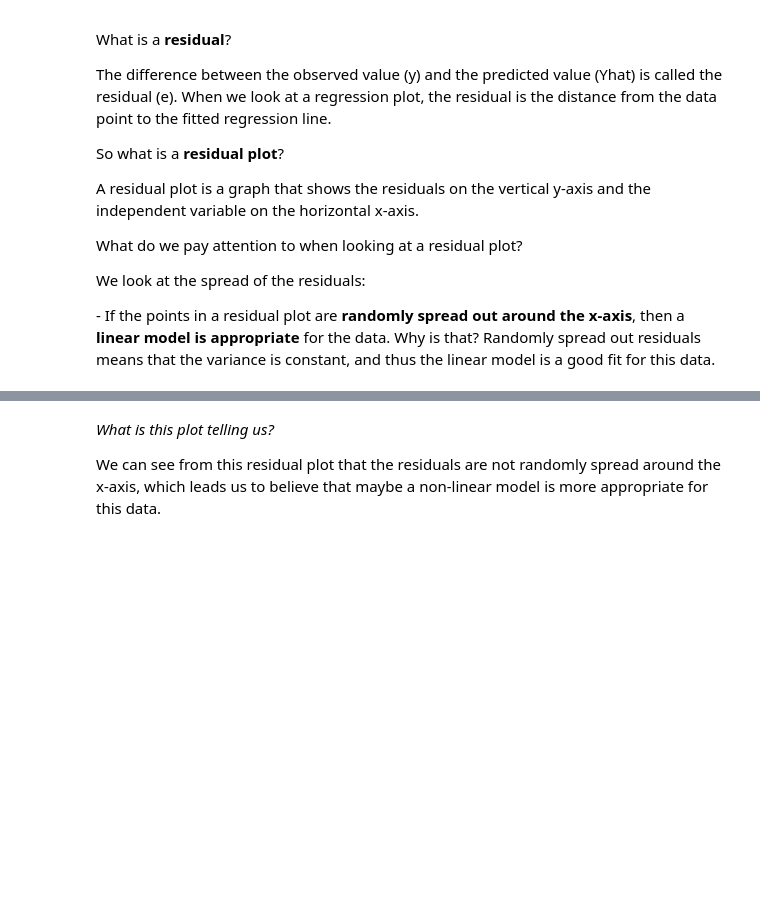
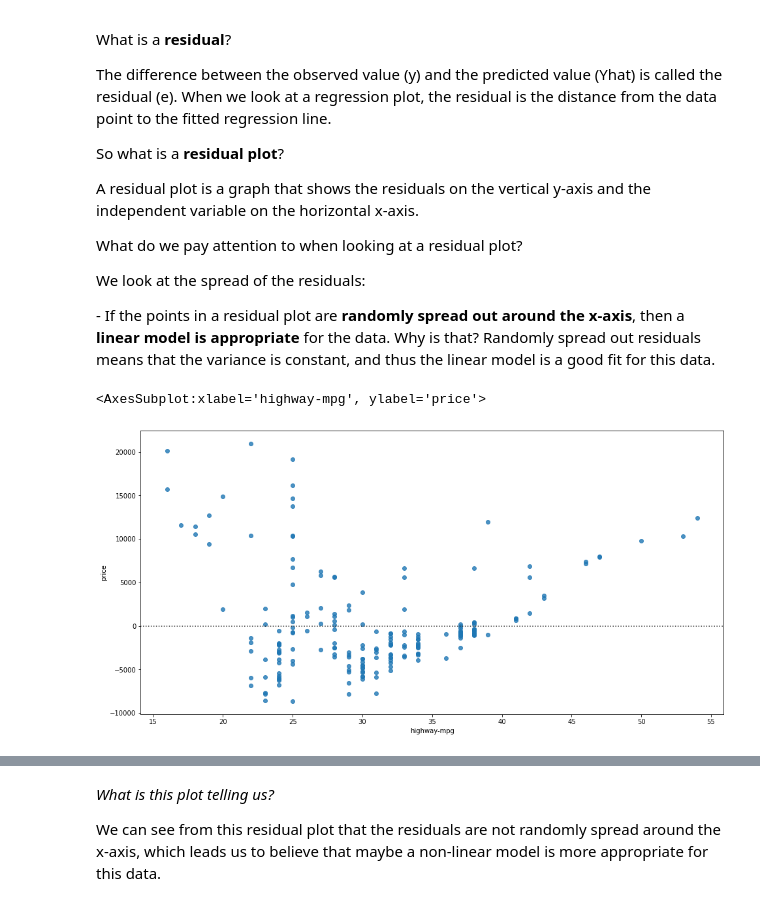
Before and after one commit to OmarInCS/data-analysis-visulization-python, a Jupyter notebook: week3/day1/lesson-10-regression-models.ipynb, the cells around one changed output, grey strips where cells are left out. Saved outputs shown, nothing was run; the diff lists cells and outputs as text; code cells hidden in the pictures; blank space fills up the shorter version.

```diff
--- a/week3/day1/lesson-10-regression-models.ipynb
+++ b/week3/day1/lesson-10-regression-models.ipynb
@@ -351,3 +461,9 @@ df[["peak-rpm","highway-mpg","price"]].corr()
 <p>We look at the spread of the residuals:</p>
 
 <p>- If the points in a residual plot are <b>randomly spread out around the x-axis</b>, then a <b>linear model is appropriate</b> for the data. Why is that? Randomly spread out residuals means that the variance is constant, and thus the linear model is a good fit for this data.</p>
+# %%
+plt.figure(figsize=(16, 8))
+sns.residplot(data=df, x="highway-mpg", y="price")
+# %% [output]
+<AxesSubplot:xlabel='highway-mpg', ylabel='price'>
+[figure, added]
```
Also changed, not shown: parts of 26 cells of this notebook.
